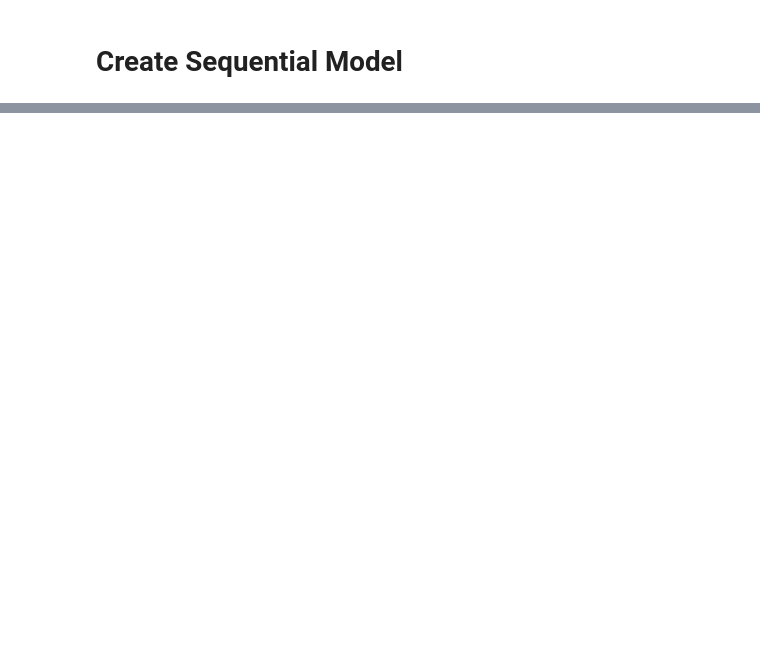
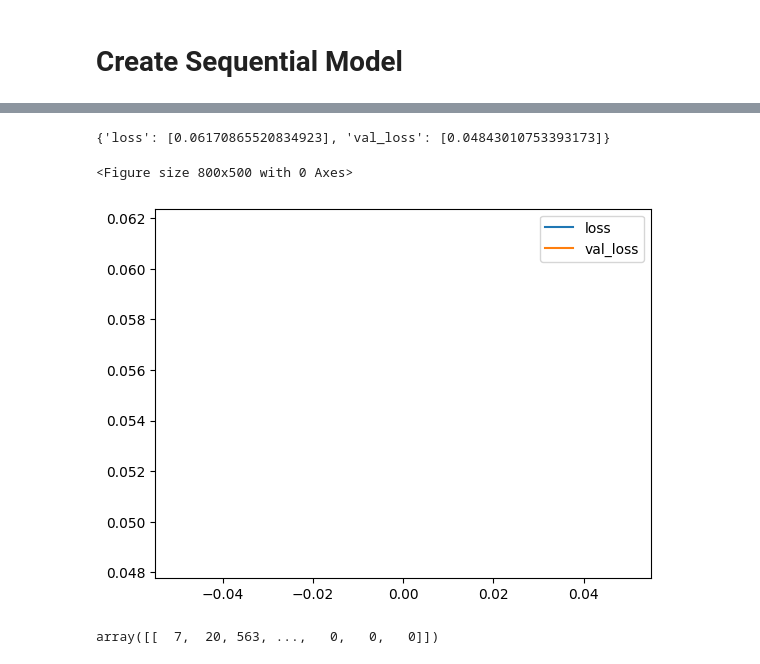
Before and after one commit to I-Amarjeet/ToxicCommentsClassifier, a Jupyter notebook: ToxicCommentClassifier.ipynb, the cells around one changed output, grey strips where cells are left out. Cells and saved outputs as stored; diff of their text form; code cells hidden in the pictures; blank space fills up the shorter version.

```diff
--- a/ToxicCommentClassifier.ipynb
+++ b/ToxicCommentClassifier.ipynb
@@ -31,3 +138,7 @@ y = df[df.columns[2:]].values
+# %%
+X = df_balanced['comment_text']
+# take the columns from 2 to the 1 before the last one
+y = df_balanced[df_balanced.columns[2:-1]].values
 # %%
 MAX_FEATURES = 200000
 # %%
@@ -94,14 +205,14 @@ from tensorflow.keras.models import Sequential
 from tensorflow.keras.layers import LSTM, Dropout, Bidirectional, Dense, Embedding
 # %%
 model = Sequential()
-mMAX_FEATURESodel.add(Embedding(+1, 32))
+model.add(Embedding(MAX_FEATURES+1, 32))
 model.add(Bidirectional(LSTM(32, activation= 'tanh')))
 model.add(Dense(128, activation='relu'))
 model.add(Dense(256, activation= 'relu'))
 model.add(Dense(128, activation='relu'))
 model.add(Dense(6,activation='sigmoid'))
 # %%
-model.compile(loss='BinaryCrossentropy', optimizer='Adam')
+model.compile(loss = tf.keras.losses.binary_crossentropy, optimizer='Adam')
 # %%
 model.summary()
 # %% [output]
@@ -125,2 +238,2 @@ _________________________________________________________________
 # %%
-history = model.fit(train, epochs=1, validation_data=val)
+history = model.fit(train, epochs=10, validation_data=val)
@@ -126,0 +247,16 @@ history = model.fit(train, epochs=1, validation_data=val)
+# %%
+history.history
+# %% [output]
+{'loss': [0.06170865520834923], 'val_loss': [0.04843010753393173]}
+# %%
+plt.figure(figsize=(8,5))
+pd.DataFrame(history.history).plot()
+plt.show()
+# %% [output]
+<Figure size 800x500 with 0 Axes>
+[figure, added]
+# %%
+input_text=vectorizer('you are stupid person, you are an ass and ugly and fraud')
+np.expand_dims(input_text,0)
+# %% [output]
+array([[  7,  20, 563, ...,   0,   0,   0]])
```
Also changed, not shown: parts of 32 cells of this notebook.
